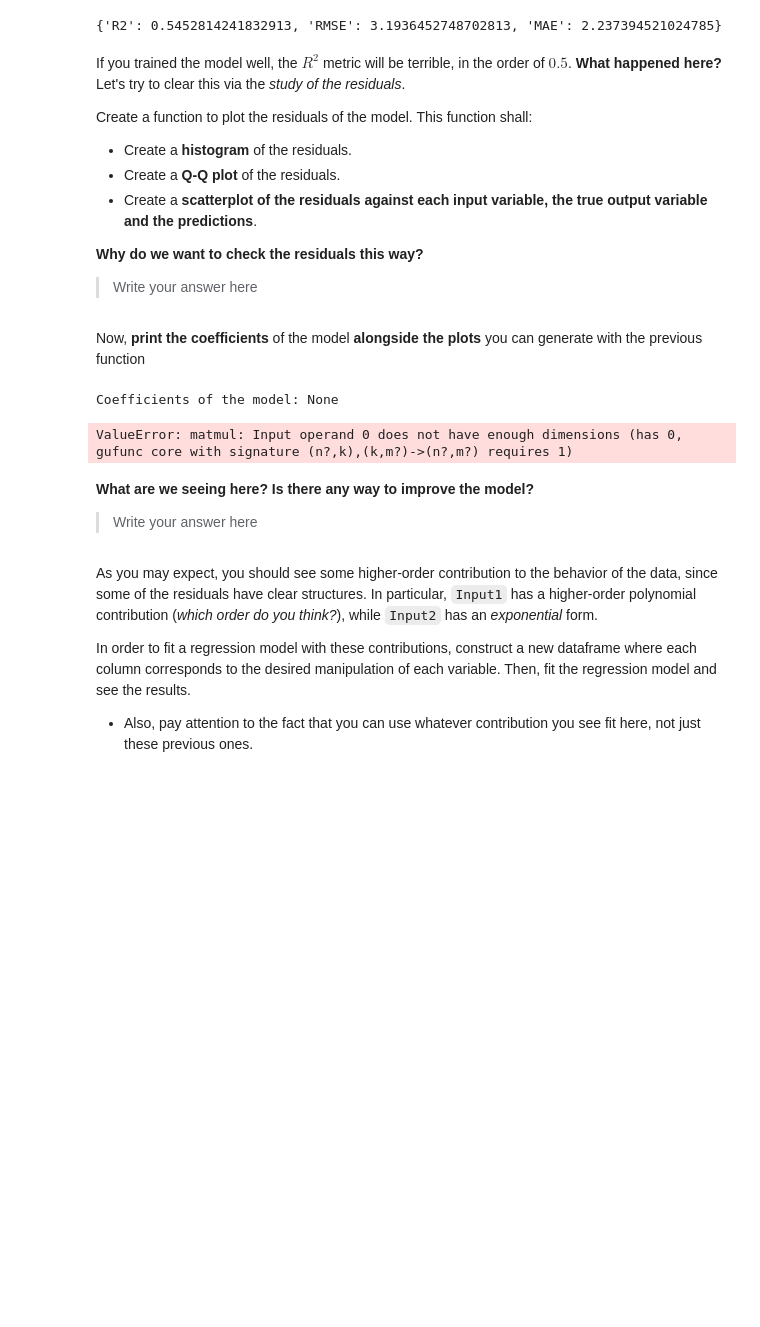
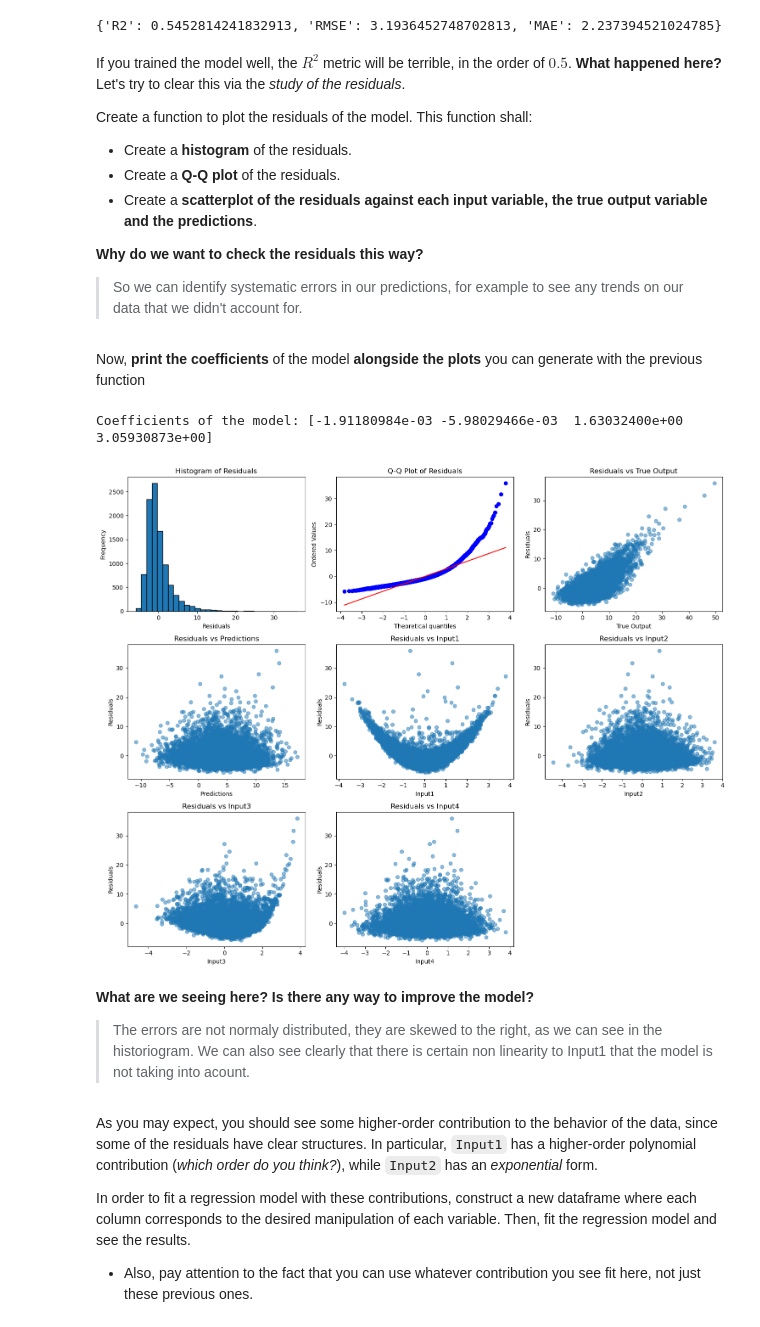
Before and after one commit to ICAI-IMAT-ML/p2-4-lyr-f, a Jupyter notebook: notebook/Lab_2_4_LR2.ipynb, the cells around one changed output. Saved outputs shown, nothing was run; the diff lists cells and outputs as text; code cells hidden in the pictures; blank space fills up the shorter version.

```diff
--- a/notebook/Lab_2_4_LR2.ipynb
+++ b/notebook/Lab_2_4_LR2.ipynb
@@ -72,6 +72,6 @@ y = data["Output"].to_numpy()
 # %% [markdown]
 In this case we will skip the preprocessing and go straight to the modelling phase. Therefore, fit the model here.
 # %%
-model = LinearRegressor()
-model.fit(X, y)
+linreg = LinearRegressor()
+linreg.fit(X, y)
 # %%
@@ -89,7 +89,7 @@ Create a function to plot the residuals of the model. This function shall:
 
 **Why do we want to check the residuals this way?**
 
-> Write your answer here
+> So we can identify systematic errors in our predictions, for example to see any trends on our data that we didn't account for.
 # %%
 def plot_residuals(data, output_column, prediction_column):
     """
@@ -102,8 +102,8 @@ def plot_residuals(data, output_column, prediction_column):
         output_column (str): The name of the output column.
         prediction_column (str): The name of the prediction column.
     """
-    # TODO: Calculate residuals
-    residuals = None
+
+    residuals = data[output_column] - data[prediction_column]
 
     num_features = len(data.columns) - 2  # Exclude output and prediction columns
 
@@ -119,14 +119,12 @@ def plot_residuals(data, output_column, prediction_column):
     plt.xlabel('Residuals')
     plt.ylabel('Frequency')
 
-    # TODO: Plot Q-Q plot of residuals (tip: use stats.probplot from scipy)
     plt.subplot(num_rows, num_cols, 2)
-    stats.probplot(None, None, None)       # Fill the code here
+    stats.probplot(residuals, dist="norm", plot=plt)       # Fill the code here
     plt.title('Q-Q Plot of Residuals')
 
-    # TODO: Plot residuals against output variable
     plt.subplot(num_rows, num_cols, 3)
-    plt.scatter(None, None, alpha=0.5)     # Fill the code here
+    plt.scatter(data[output_column], residuals, alpha=0.5)     # Fill the code here
     plt.title('Residuals vs True Output')
     plt.xlabel('True Output')
     plt.ylabel('Residuals')
@@ -138,11 +136,10 @@ def plot_residuals(data, output_column, prediction_column):
     plt.xlabel('Predictions')
     plt.ylabel('Residuals')
 
-    # TODO: Plot residuals against each input variable
     for i, col in enumerate(data.columns):
         if col not in [output_column, prediction_column]:
             plt.subplot(num_rows, num_cols, i + 5)
-            plt.scatter(None, None, alpha=0.5)   # Fill the code here
+            plt.scatter(data[col], residuals, alpha=0.5)   # Fill the code here
             plt.title(f'Residuals vs {col}')
             plt.xlabel(col)
             plt.ylabel('Residuals')
@@ -152,19 +149,19 @@ def plot_residuals(data, output_column, prediction_column):
 # %% [markdown]
 Now, **print the coefficients** of the model **alongside the plots** you can generate with the previous function
 # %%
-# TODO:  First, construct a dictionary of the coefficients to print them
-coef_dict = None
+# First, construct a dictionary of the coefficients to print them
+coef_dict = linreg.coefficients
 print(f"Coefficients of the model: {coef_dict}")
 
 # Plot the residuals for the predictions
 data["Predictions"] = linreg.predict(X)
 plot_residuals(data, 'Output', 'Predictions')
 # %% [output]
-Coefficients of the model: None
+Coefficients of the model: [-1.91180984e-03 -5.98029466e-03  1.63032400e+00  3.05930873e+00]
-ValueError: matmul: Input operand 0 does not have enough dimensions (has 0, gufunc core with signature (n?,k),(k,m?)->(n?,m?) requires 1)
+[figure, added]
-# %% [markdown]
-**What are we seeing here? Is there any way to improve the model?**
-> Write your answer here
+# %% [markdown]
+**What are we seeing here? Is there any way to improve the model?**
+> The errors are not normaly distributed, they are skewed to the right, as we can see in the historiogram. We can also see clearly that there is certain non linearity to Input1 that the model is not taking into acount.
 # %% [markdown]
 As you may expect, you should see some higher-order contribution to the behavior of the data, since some of the residuals have clear structures. In particular, `Input1` has a higher-order polynomial contribution (*which order do you think?*), while `Input2` has an *exponential* form.
 
```
Also changed, not shown: parts of 8 cells of this notebook.
